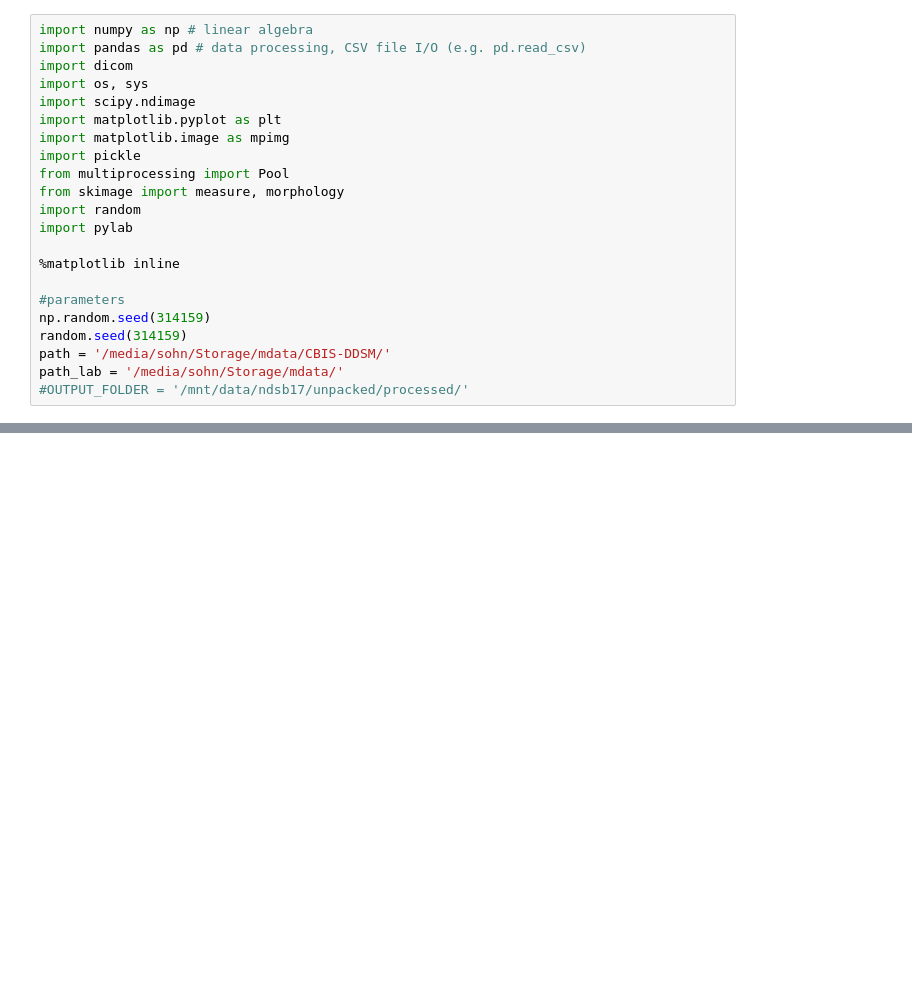
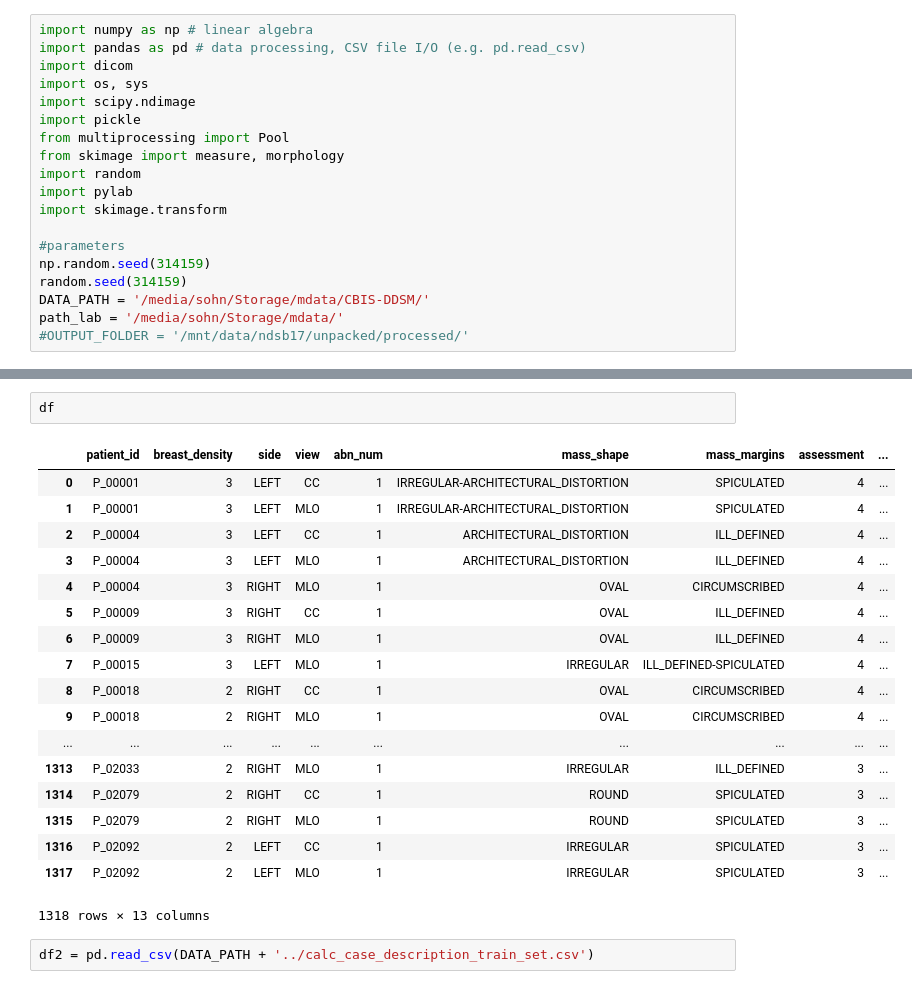
Before and after one commit to chingu163/rsna17, a Jupyter notebook: ex_data.ipynb, the cells around one changed output, grey strips where cells are left out. Cells and saved outputs as stored; diff of their text form; blank space fills up the shorter version.

Commit message:
Working density classification

```diff
--- a/ex_data.ipynb
+++ b/ex_data.ipynb
@@ -4,19 +4,16 @@ import pandas as pd # data processing, CSV file I/O (e.g. pd.read_csv)
 import dicom
 import os, sys
 import scipy.ndimage
-import matplotlib.pyplot as plt
-import matplotlib.image as mpimg
 import pickle
 from multiprocessing import Pool
 from skimage import measure, morphology
 import random
 import pylab
-
-%matplotlib inline
+import skimage.transform
 
 #parameters
 np.random.seed(314159)
 random.seed(314159)
-path = '/media/sohn/Storage/mdata/CBIS-DDSM/'
+DATA_PATH = '/media/sohn/Storage/mdata/CBIS-DDSM/'
 path_lab = '/media/sohn/Storage/mdata/'
 #OUTPUT_FOLDER = '/mnt/data/ndsb17/unpacked/processed/'
@@ -82,0 +58,23 @@ plt.colorbar(ticks=[0.1,0.3,0.5,0.7], orientation='horizontal')
+# %%
+df
+# %% [output]
+|  | patient_id | breast_density | side | view | abn_num | mass_shape | mass_margins | assessment | ... |
+| 0 | P_00001 | 3 | LEFT | CC | 1 | IRREGULAR-ARCHITECTURAL_DISTORTION | SPICULATED | 4 | ... |
+| 1 | P_00001 | 3 | LEFT | MLO | 1 | IRREGULAR-ARCHITECTURAL_DISTORTION | SPICULATED | 4 | ... |
+| 2 | P_00004 | 3 | LEFT | CC | 1 | ARCHITECTURAL_DISTORTION | ILL_DEFINED | 4 | ... |
+| 3 | P_00004 | 3 | LEFT | MLO | 1 | ARCHITECTURAL_DISTORTION | ILL_DEFINED | 4 | ... |
+| 4 | P_00004 | 3 | RIGHT | MLO | 1 | OVAL | CIRCUMSCRIBED | 4 | ... |
+| 5 | P_00009 | 3 | RIGHT | CC | 1 | OVAL | ILL_DEFINED | 4 | ... |
+| 6 | P_00009 | 3 | RIGHT | MLO | 1 | OVAL | ILL_DEFINED | 4 | ... |
+| 7 | P_00015 | 3 | LEFT | MLO | 1 | IRREGULAR | ILL_DEFINED-SPICULATED | 4 | ... |
+| 8 | P_00018 | 2 | RIGHT | CC | 1 | OVAL | CIRCUMSCRIBED | 4 | ... |
+| 9 | P_00018 | 2 | RIGHT | MLO | 1 | OVAL | CIRCUMSCRIBED | 4 | ... |
+| ... | ... | ... | ... | ... | ... | ... | ... | ... | ... |
+| 1313 | P_02033 | 2 | RIGHT | MLO | 1 | IRREGULAR | ILL_DEFINED | 3 | ... |
+| 1314 | P_02079 | 2 | RIGHT | CC | 1 | ROUND | SPICULATED | 3 | ... |
+| 1315 | P_02079 | 2 | RIGHT | MLO | 1 | ROUND | SPICULATED | 3 | ... |
+| 1316 | P_02092 | 2 | LEFT | CC | 1 | IRREGULAR | SPICULATED | 3 | ... |
+| 1317 | P_02092 | 2 | LEFT | MLO | 1 | IRREGULAR | SPICULATED | 3 | ... |
+1318 rows × 13 columns
+# %%
+df2 = pd.read_csv(DATA_PATH + '../calc_case_description_train_set.csv')
```
Also changed, not shown: parts of 36 cells of this notebook.
